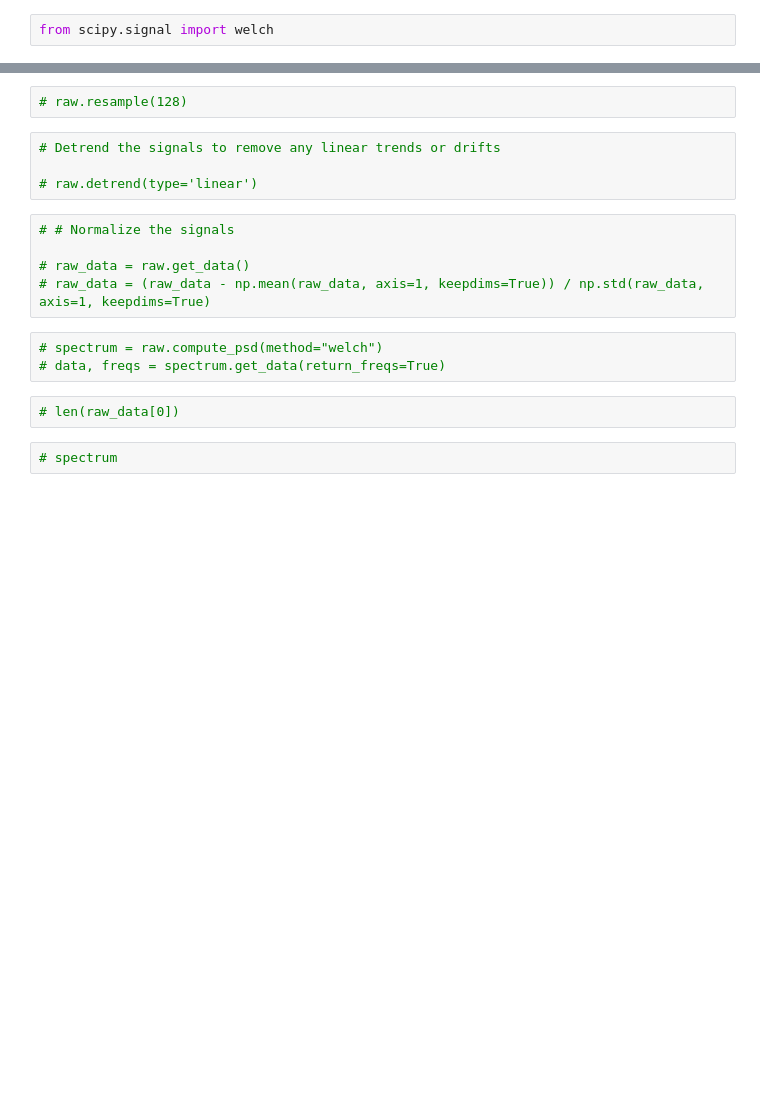
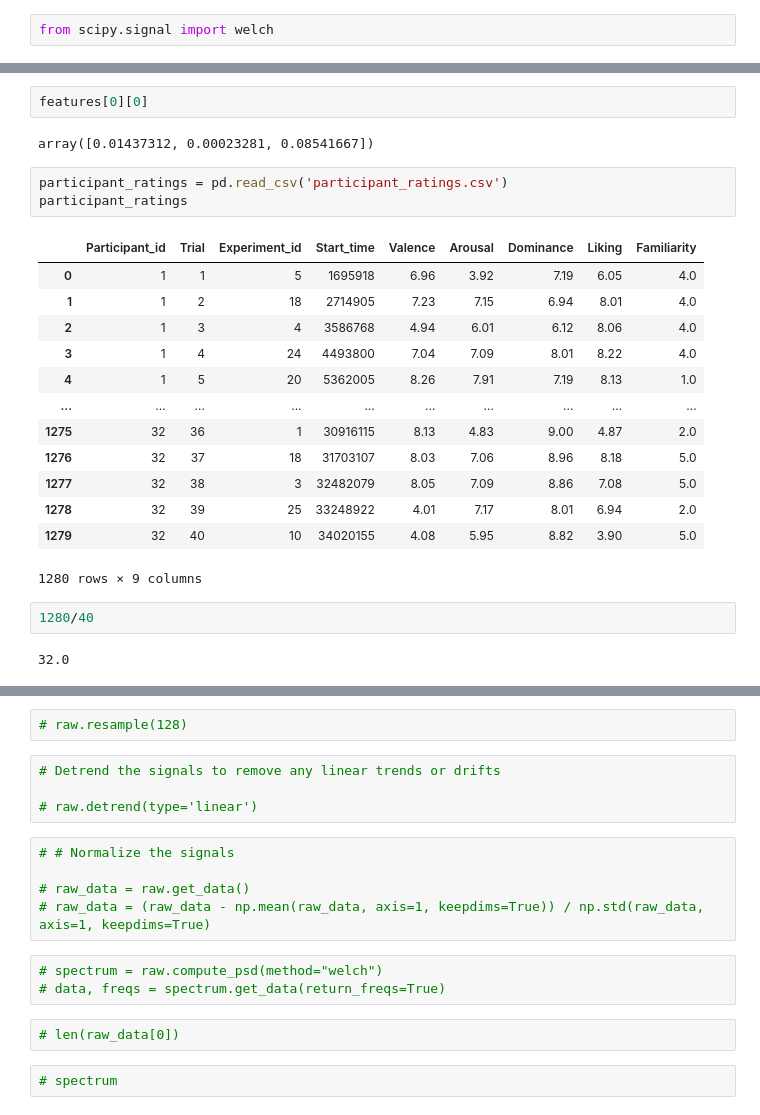
Before and after one commit to ankitmishra2232/EEG_signal_processing_using_ML, a Jupyter notebook: data reading and preprocessing.ipynb, the cells around one changed output, grey strips where cells are left out. Drawn from its saved outputs; the diff is of its cells as text; blank space fills up the shorter version.

```diff
--- a/data reading and preprocessing.ipynb
+++ b/data reading and preprocessing.ipynb
@@ -459,3 +493,28 @@ IndexError: too many indices for array: array is 1-dimensional, but 3 were index
+# %%
+features[0][0]
+# %% [output]
+array([0.01437312, 0.00023281, 0.08541667])
+# %%
+participant_ratings = pd.read_csv('participant_ratings.csv')
+participant_ratings
+# %% [output]
+|  | Participant_id | Trial | Experiment_id | Start_time | Valence | Arousal | Dominance | Liking | Familiarity |
+| 0 | 1 | 1 | 5 | 1695918 | 6.96 | 3.92 | 7.19 | 6.05 | 4.0 |
+| 1 | 1 | 2 | 18 | 2714905 | 7.23 | 7.15 | 6.94 | 8.01 | 4.0 |
+| 2 | 1 | 3 | 4 | 3586768 | 4.94 | 6.01 | 6.12 | 8.06 | 4.0 |
+| 3 | 1 | 4 | 24 | 4493800 | 7.04 | 7.09 | 8.01 | 8.22 | 4.0 |
+| 4 | 1 | 5 | 20 | 5362005 | 8.26 | 7.91 | 7.19 | 8.13 | 1.0 |
+| ... | ... | ... | ... | ... | ... | ... | ... | ... | ... |
+| 1275 | 32 | 36 | 1 | 30916115 | 8.13 | 4.83 | 9.00 | 4.87 | 2.0 |
+| 1276 | 32 | 37 | 18 | 31703107 | 8.03 | 7.06 | 8.96 | 8.18 | 5.0 |
+| 1277 | 32 | 38 | 3 | 32482079 | 8.05 | 7.09 | 8.86 | 7.08 | 5.0 |
+| 1278 | 32 | 39 | 25 | 33248922 | 4.01 | 7.17 | 8.01 | 6.94 | 2.0 |
+| 1279 | 32 | 40 | 10 | 34020155 | 4.08 | 5.95 | 8.82 | 3.90 | 5.0 |
+1280 rows × 9 columns
+# %%
+1280/40
+# %% [output]
+32.0
 # %%
 print(raws[0])
 print(len(raws))
```
Also changed, not shown: parts of 8 cells of this notebook.
